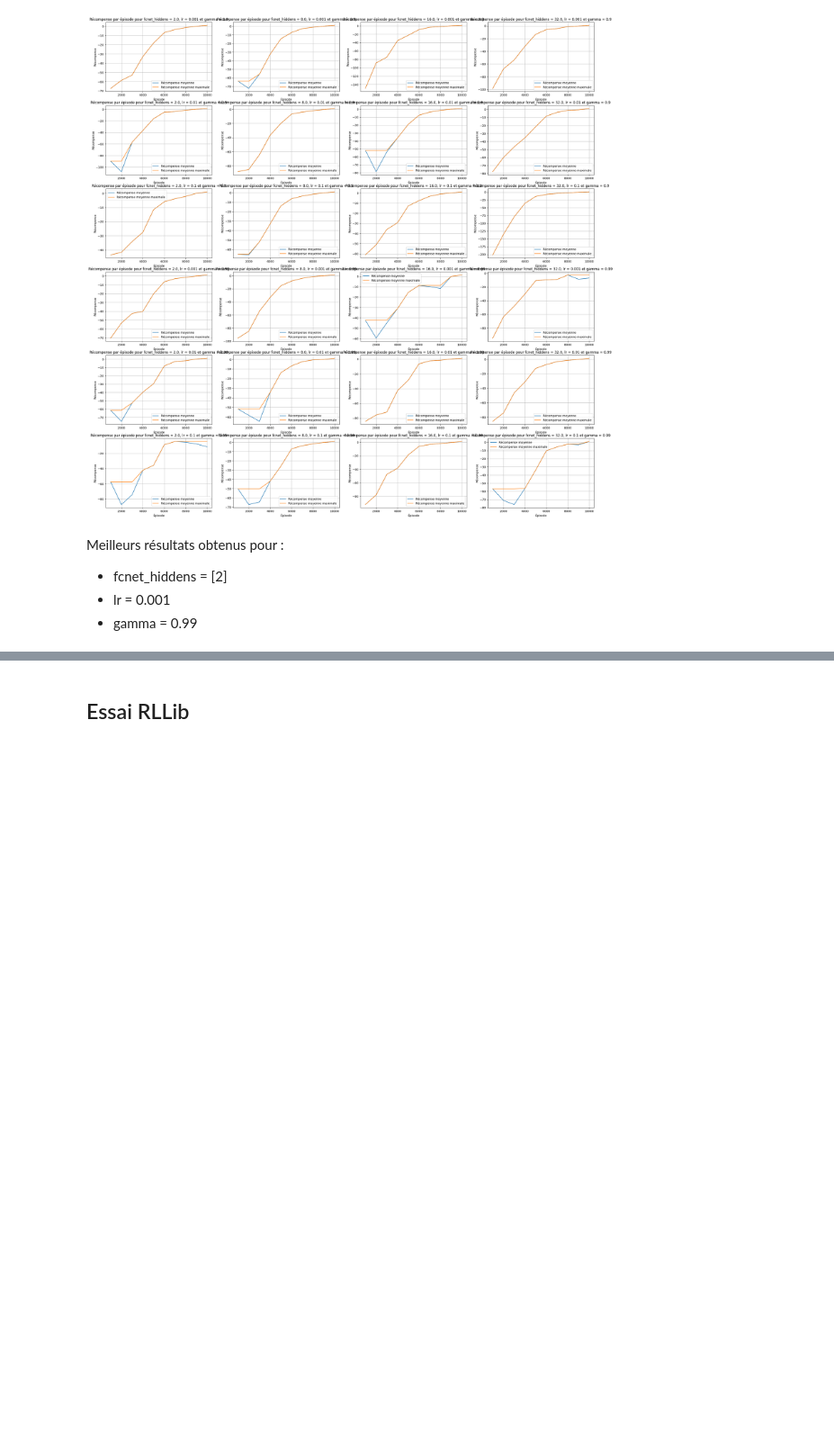
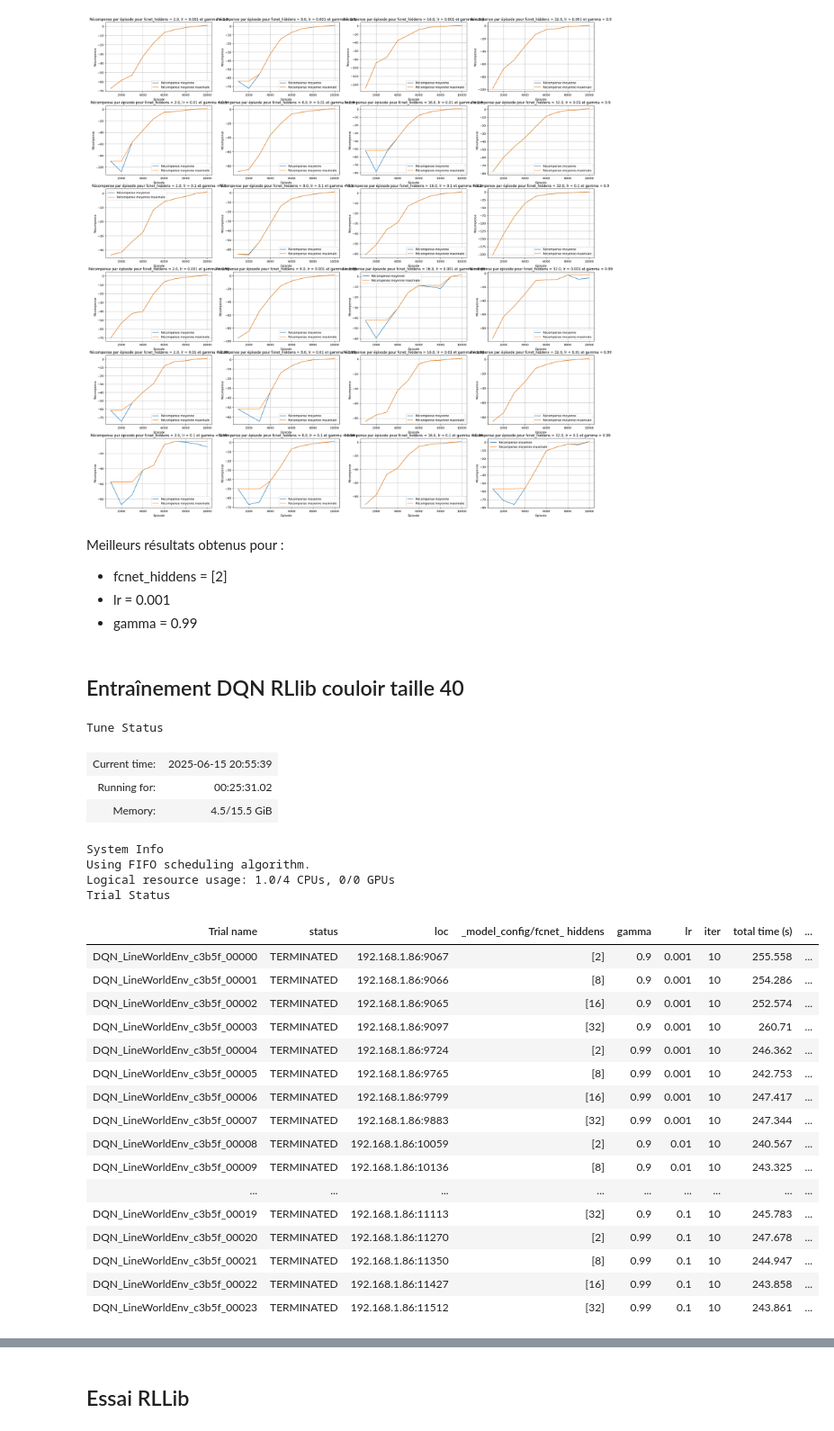
Before and after one commit to Enzo-Claeyssen/jeux_iteres_part1, a Jupyter notebook: couloir_part2.ipynb, the cells around one changed output, grey strips where cells are left out. Shown at 90% size. Drawn from its saved outputs; the diff is of its cells as text; code cells hidden in the pictures; blank space fills up the shorter version.

```diff
--- a/couloir_part2.ipynb
+++ b/couloir_part2.ipynb
@@ -158,3 +158,73 @@ Meilleurs résultats obtenus pour :
 - fcnet_hiddens = [2]
 - lr = 0.001
 - gamma = 0.99
+# %% [markdown]
+## Entraînement DQN RLlib couloir taille 40
+# %%
+# Configure the algorithm.
+config = (
+    DQNConfig()
+    .environment(
+        LineWorldEnv,
+        env_config = {'n_states' : 40},
+    )
+
+    .env_runners(
+        # Observations are discrete (ints) -> We need to flatten (one-hot) them.
+        env_to_module_connector=lambda env: FlattenObservations(),
+    )
+
+
+    # Specify a simple tune hyperparameter sweep.
+    .training(
+        lr = tune.grid_search([0.001, 0.01, 0.1]),
+        gamma = tune.grid_search([0.9, 0.99])
+    )
+
+    .rl_module(
+        model_config = {
+            "fcnet_hiddens" : tune.grid_search([[2], [8], [16], [32]])
+        }
+    )
+)
+
+
+
+# Create a Tuner instance to manage the trials.
+tuner = tune.Tuner(
+    config.algo_class,
+    param_space=config,
+    # Specify a stopping criterion. Note that the criterion has to match one of the
+    # pretty printed result metrics from the results returned previously by
+    run_config=train.RunConfig(
+        stop={"num_env_steps_sampled_lifetime": 10000},
+    ),
+)
+# Run the Tuner and capture the results.
+results = tuner.fit()
+# %% [output]
+Tune Status
+| Current time: | 2025-06-15 20:55:39 |
+| Running for: | 00:25:31.02 |
+| Memory: | 4.5/15.5 GiB |
+System Info
+Using FIFO scheduling algorithm.
+Logical resource usage: 1.0/4 CPUs, 0/0 GPUs
+Trial Status
+| Trial name | status | loc | _model_config/fcnet_ hiddens | gamma | lr | iter | total time (s) | ... |
+| DQN_LineWorldEnv_c3b5f_00000 | TERMINATED | 192.168.1.86:9067 | [2] | 0.9 | 0.001 | 10 | 255.558 | ... |
+| DQN_LineWorldEnv_c3b5f_00001 | TERMINATED | 192.168.1.86:9066 | [8] | 0.9 | 0.001 | 10 | 254.286 | ... |
+| DQN_LineWorldEnv_c3b5f_00002 | TERMINATED | 192.168.1.86:9065 | [16] | 0.9 | 0.001 | 10 | 252.574 | ... |
+| DQN_LineWorldEnv_c3b5f_00003 | TERMINATED | 192.168.1.86:9097 | [32] | 0.9 | 0.001 | 10 | 260.71 | ... |
+| DQN_LineWorldEnv_c3b5f_00004 | TERMINATED | 192.168.1.86:9724 | [2] | 0.99 | 0.001 | 10 | 246.362 | ... |
+| DQN_LineWorldEnv_c3b5f_00005 | TERMINATED | 192.168.1.86:9765 | [8] | 0.99 | 0.001 | 10 | 242.753 | ... |
+| DQN_LineWorldEnv_c3b5f_00006 | TERMINATED | 192.168.1.86:9799 | [16] | 0.99 | 0.001 | 10 | 247.417 | ... |
+| DQN_LineWorldEnv_c3b5f_00007 | TERMINATED | 192.168.1.86:9883 | [32] | 0.99 | 0.001 | 10 | 247.344 | ... |
+| DQN_LineWorldEnv_c3b5f_00008 | TERMINATED | 192.168.1.86:10059 | [2] | 0.9 | 0.01 | 10 | 240.567 | ... |
+| DQN_LineWorldEnv_c3b5f_00009 | TERMINATED | 192.168.1.86:10136 | [8] | 0.9 | 0.01 | 10 | 243.325 | ... |
+| ... | ... | ... | ... | ... | ... | ... | ... | ... |
+| DQN_LineWorldEnv_c3b5f_00019 | TERMINATED | 192.168.1.86:11113 | [32] | 0.9 | 0.1 | 10 | 245.783 | ... |
+| DQN_LineWorldEnv_c3b5f_00020 | TERMINATED | 192.168.1.86:11270 | [2] | 0.99 | 0.1 | 10 | 247.678 | ... |
+| DQN_LineWorldEnv_c3b5f_00021 | TERMINATED | 192.168.1.86:11350 | [8] | 0.99 | 0.1 | 10 | 244.947 | ... |
+| DQN_LineWorldEnv_c3b5f_00022 | TERMINATED | 192.168.1.86:11427 | [16] | 0.99 | 0.1 | 10 | 243.858 | ... |
+| DQN_LineWorldEnv_c3b5f_00023 | TERMINATED | 192.168.1.86:11512 | [32] | 0.99 | 0.1 | 10 | 243.861 | ... |
```
Also changed, not shown: parts of 3 cells of this notebook, 1 other file.
